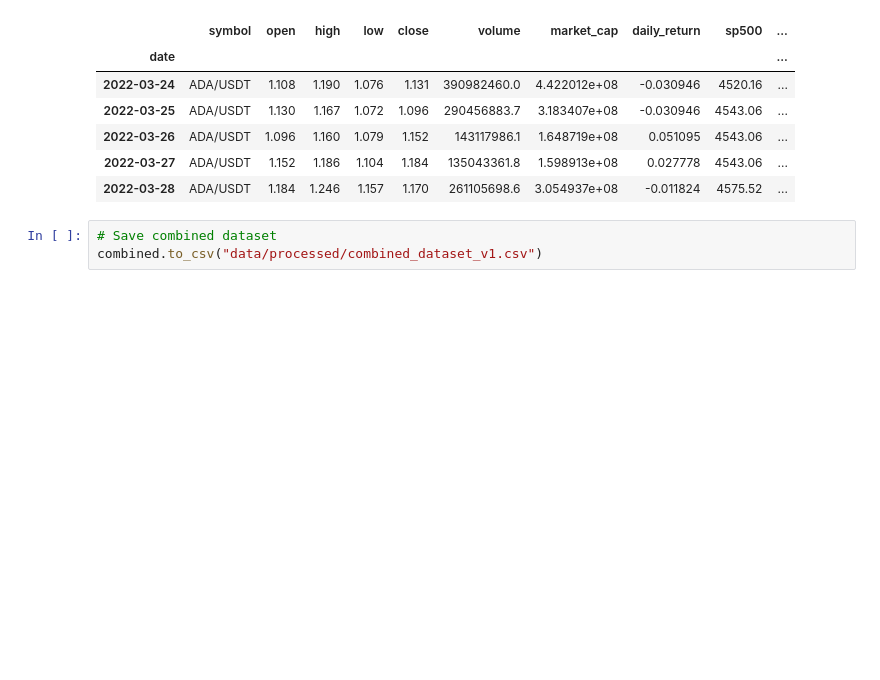
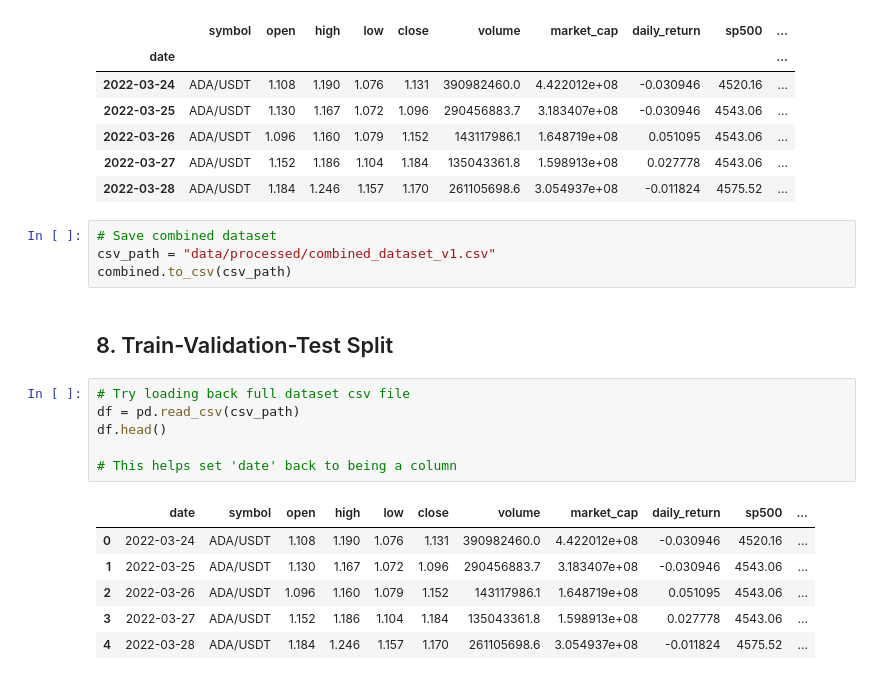
Before and after one commit to shinbeann/Digital-Asset-Prediction, a Jupyter notebook: notebooks/data_processing.ipynb, the cells around one changed output. Drawn from its saved outputs; the diff is of its cells as text; blank space fills up the shorter version.

```diff
--- a/notebooks/data_processing.ipynb
+++ b/notebooks/data_processing.ipynb
@@ -292,4 +291,20 @@ combined.head()
 | 2022-03-28 | ADA/USDT | 1.184 | 1.246 | 1.157 | 1.170 | 261105698.6 | 3.054937e+08 | -0.011824 | 4575.52 | ... |
 # %%
 # Save combined dataset
-combined.to_csv("data/processed/combined_dataset_v1.csv")
+csv_path = "data/processed/combined_dataset_v1.csv"
+combined.to_csv(csv_path)
+# %% [markdown]
+## 8. Train-Validation-Test Split
+# %%
+# Try loading back full dataset csv file
+df = pd.read_csv(csv_path)
+df.head()
+
+# This helps set 'date' back to being a column
+# %% [output]
+|  | date | symbol | open | high | low | close | volume | market_cap | daily_return | sp500 | ... |
+| 0 | 2022-03-24 | ADA/USDT | 1.108 | 1.190 | 1.076 | 1.131 | 390982460.0 | 4.422012e+08 | -0.030946 | 4520.16 | ... |
+| 1 | 2022-03-25 | ADA/USDT | 1.130 | 1.167 | 1.072 | 1.096 | 290456883.7 | 3.183407e+08 | -0.030946 | 4543.06 | ... |
+| 2 | 2022-03-26 | ADA/USDT | 1.096 | 1.160 | 1.079 | 1.152 | 143117986.1 | 1.648719e+08 | 0.051095 | 4543.06 | ... |
+| 3 | 2022-03-27 | ADA/USDT | 1.152 | 1.186 | 1.104 | 1.184 | 135043361.8 | 1.598913e+08 | 0.027778 | 4543.06 | ... |
+| 4 | 2022-03-28 | ADA/USDT | 1.184 | 1.246 | 1.157 | 1.170 | 261105698.6 | 3.054937e+08 | -0.011824 | 4575.52 | ... |
```
Also changed, not shown: parts of 4 cells of this notebook, 4 other files.
